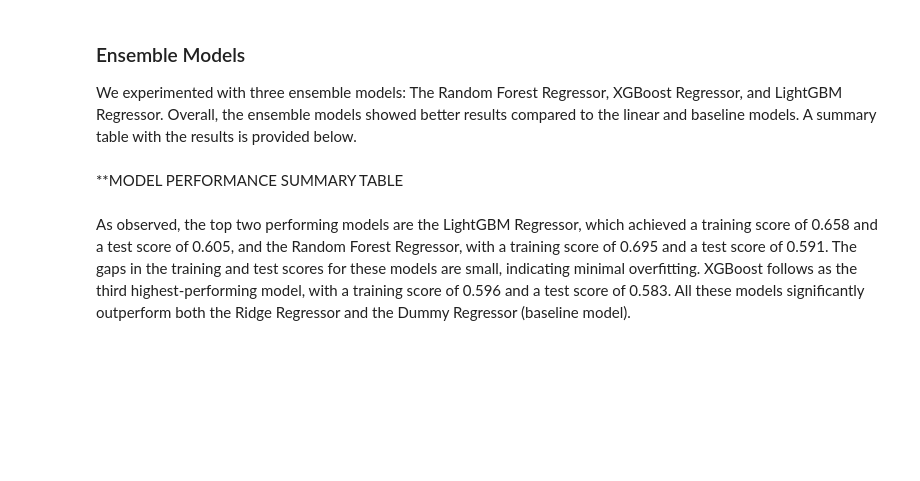
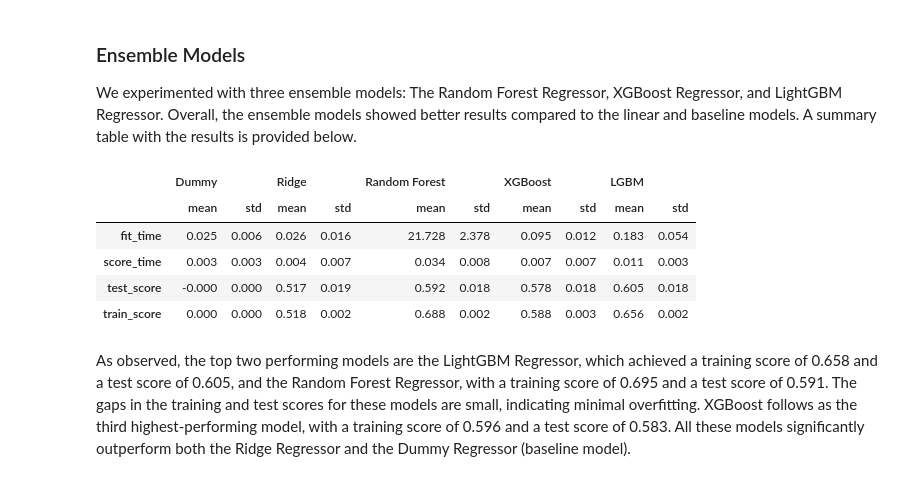
Before and after one commit to MoNorouzi23/Airbnb_analysis, a Jupyter notebook: report/airbnb_analysis_report.ipynb, the cells around one changed output. Drawn from its saved outputs; the diff is of its cells as text; code cells hidden in the pictures; blank space fills up the shorter version.

```diff
--- a/report/airbnb_analysis_report.ipynb
+++ b/report/airbnb_analysis_report.ipynb
@@ -169,8 +199,15 @@ Ridge from scikit-learn was our first linear model which also had poor performan
 ### Ensemble Models
 
 We experimented with three ensemble models: The Random Forest Regressor, XGBoost Regressor, and LightGBM Regressor. Overall, the ensemble models showed better results compared to the linear and baseline models. A summary table with the results is provided below.
-# %% [markdown]
-**MODEL PERFORMANCE SUMMARY TABLE
+# %%
+cv_results_ensemble
+# %% [output]
+|  | Dummy |  | Ridge |  | Random Forest |  | XGBoost |  | LGBM |  |
+|  | mean | std | mean | std | mean | std | mean | std | mean | std |
+| fit_time | 0.025 | 0.006 | 0.026 | 0.016 | 21.728 | 2.378 | 0.095 | 0.012 | 0.183 | 0.054 |
+| score_time | 0.003 | 0.003 | 0.004 | 0.007 | 0.034 | 0.008 | 0.007 | 0.007 | 0.011 | 0.003 |
+| test_score | -0.000 | 0.000 | 0.517 | 0.019 | 0.592 | 0.018 | 0.578 | 0.018 | 0.605 | 0.018 |
+| train_score | 0.000 | 0.000 | 0.518 | 0.002 | 0.688 | 0.002 | 0.588 | 0.003 | 0.656 | 0.002 |
 # %% [markdown]
 As observed, the top two performing models are the LightGBM Regressor, which achieved a training score of 0.658 and a test score of 0.605, and the Random Forest Regressor, with a training score of 0.695 and a test score of 0.591. The gaps in the training and test scores for these models are small, indicating minimal overfitting. XGBoost follows as the third highest-performing model, with a training score of 0.596 and a test score of 0.583. All these models significantly outperform both the Ridge Regressor and the Dummy Regressor (baseline model).
 # %% [markdown]
```
Also changed, not shown: parts of 18 cells of this notebook, 2 other files.
